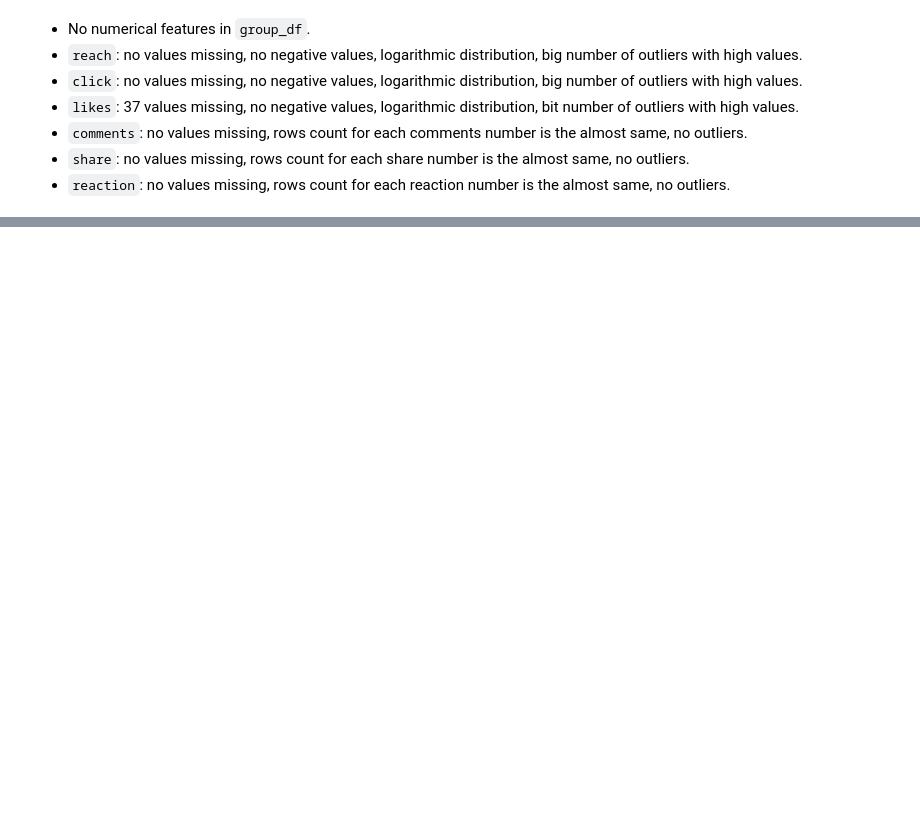
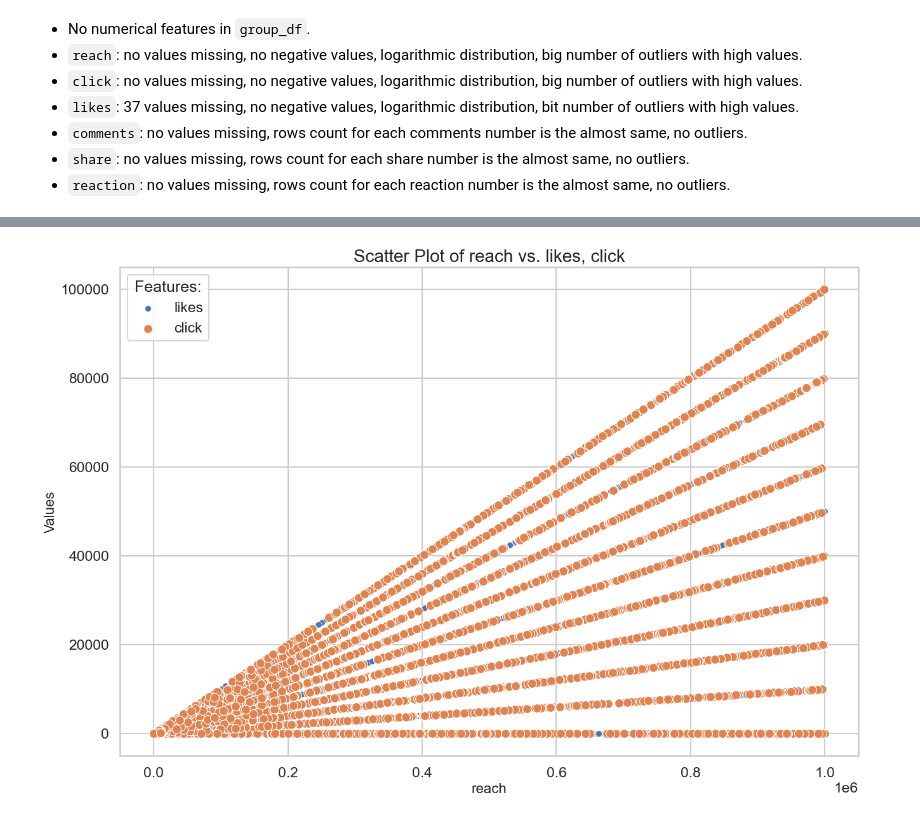
Before and after one commit to KKDD41/DA_Assignment_1, a Jupyter notebook: EDA.ipynb, the cells around one changed output, grey strips where cells are left out. Cells and saved outputs as stored; diff of their text form; code cells hidden in the pictures; blank space fills up the shorter version.

```diff
--- a/EDA.ipynb
+++ b/EDA.ipynb
@@ -297,0 +354,4 @@ No missing values in reaction.
+# %%
+plot_scatter_graph(posts_and_group_df, "reach", ["likes", "click"])
+# %% [output]
+[figure, added]
```
Also changed, not shown: parts of 35 cells of this notebook, 2 other files.
